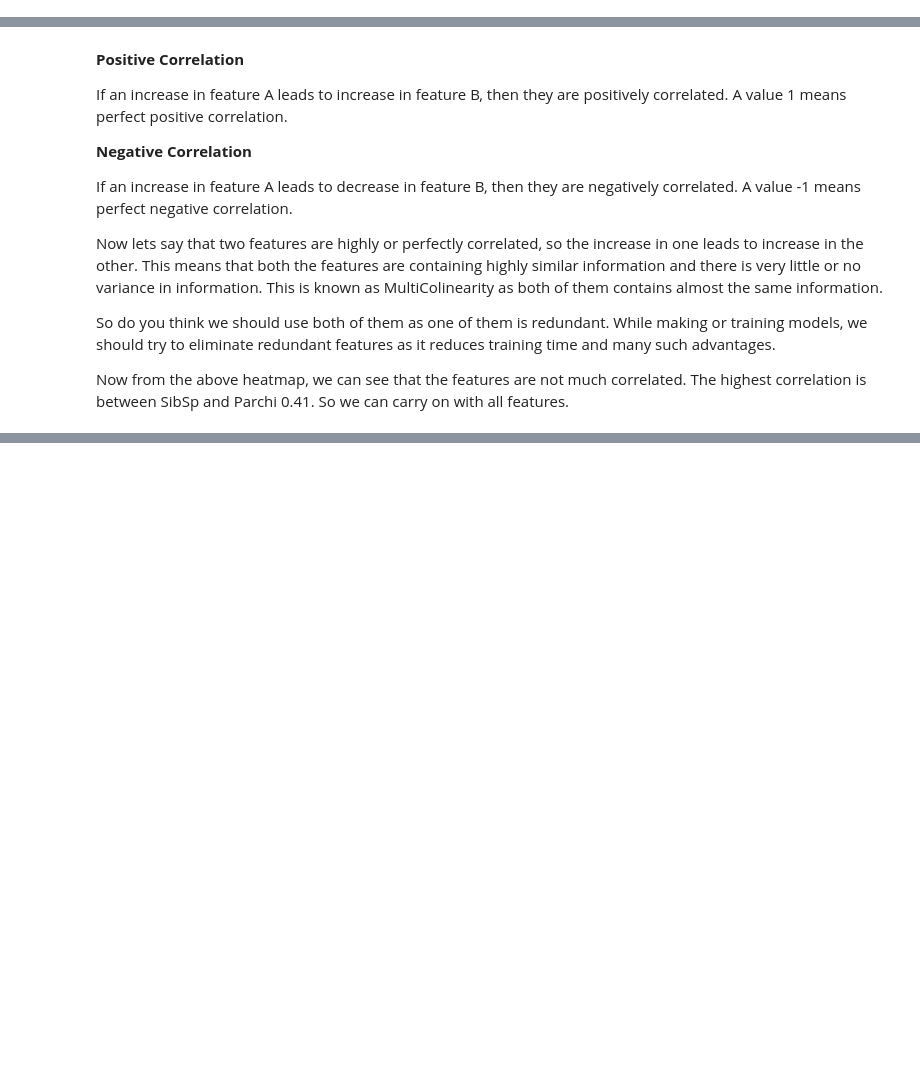
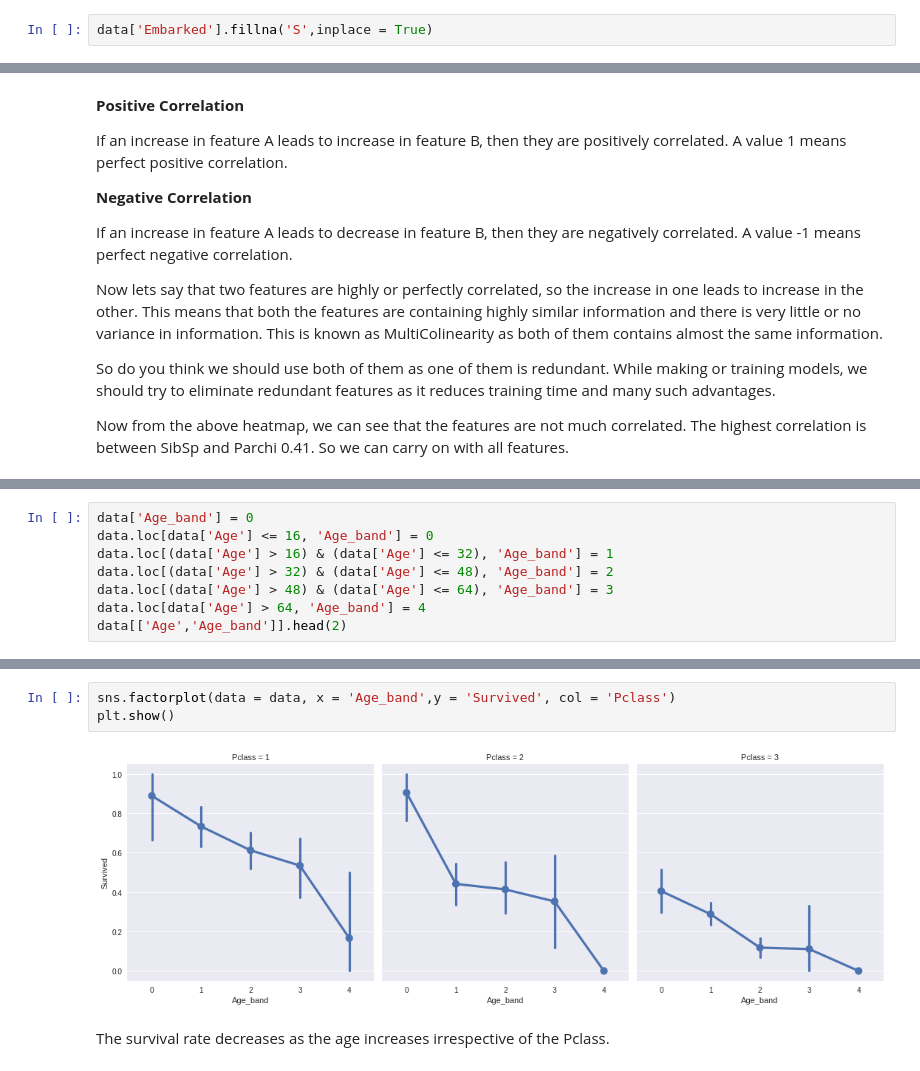
Before and after one commit to leejeseok-kor/kaggle, a Jupyter notebook: jje-tutorial.ipynb, the cells around one changed output, grey strips where cells are left out. Cells and saved outputs as stored; diff of their text form; blank space fills up the shorter version.

Commit message:
add feature engineering
correlation plot,  factorplot etc..

```diff
--- a/jje-tutorial.ipynb
+++ b/jje-tutorial.ipynb
@@ -225,4 +458,6 @@ data['Embarked'].isnull().sum()
 # %% [markdown]
 We know that maximum passengers boarded from Prot S, we replace NaN with S
+# %%
+data['Embarked'].fillna('S',inplace = True)
 # %%
 data['Embarked'].isnull().sum()
@@ -327,0 +639,8 @@ Now from the above heatmap, we can see that the features are not much correlated
+# %%
+data['Age_band'] = 0
+data.loc[data['Age'] <= 16, 'Age_band'] = 0
+data.loc[(data['Age'] > 16) & (data['Age'] <= 32), 'Age_band'] = 1
+data.loc[(data['Age'] > 32) & (data['Age'] <= 48), 'Age_band'] = 2
+data.loc[(data['Age'] > 48) & (data['Age'] <= 64), 'Age_band'] = 3
+data.loc[data['Age'] > 64, 'Age_band'] = 4
+data[['Age','Age_band']].head(2)
@@ -327,0 +660,7 @@ Now from the above heatmap, we can see that the features are not much correlated
+# %%
+sns.factorplot(data = data, x = 'Age_band',y = 'Survived', col = 'Pclass')
+plt.show()
+# %% [output]
+[figure, added]
+# %% [markdown]
+The survival rate decreases as the age increases irrespective of the Pclass.
```
Also changed, not shown: parts of 71 cells of this notebook.
